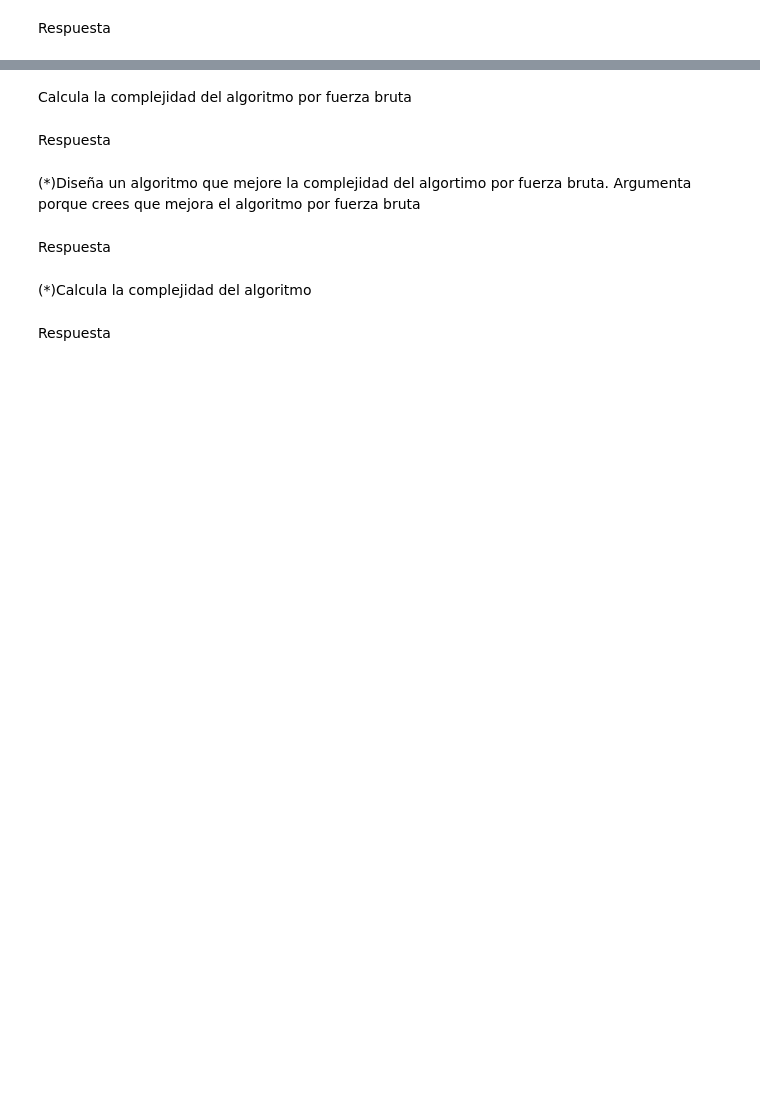
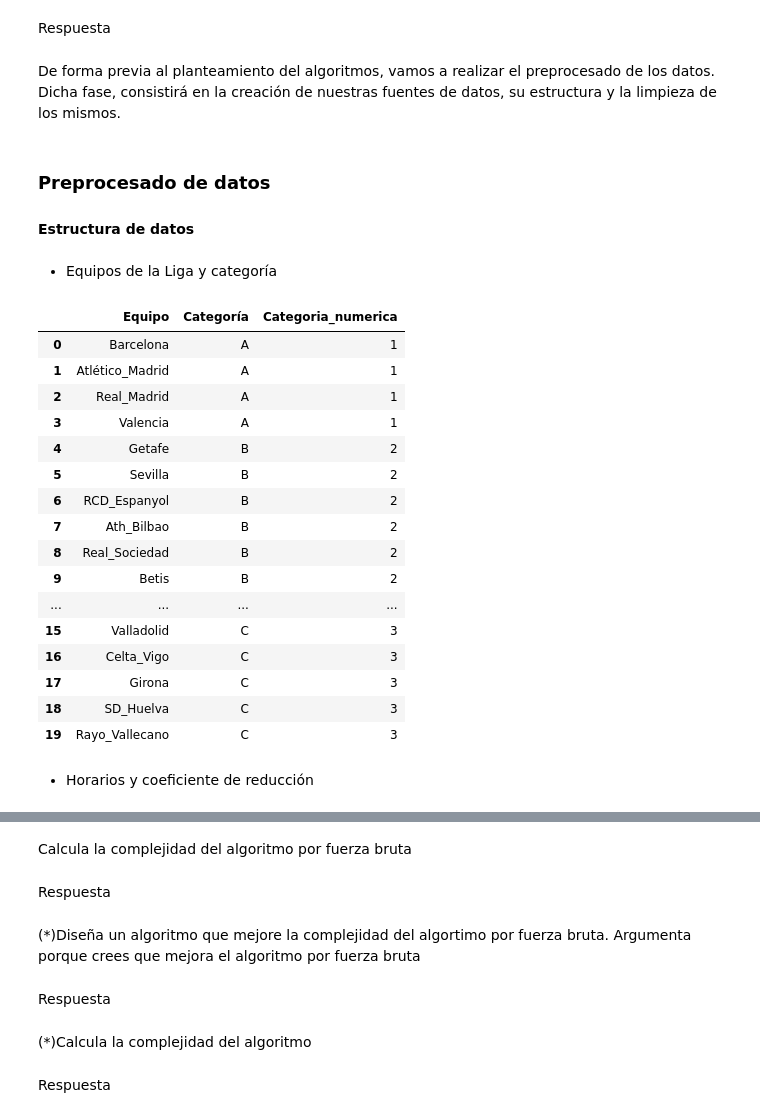
Before and after one commit to MCaleroSanchez/M, a Jupyter notebook: Seminario_Algoritmos.ipynb, the cells around one changed output, grey strips where cells are left out. Cells and saved outputs as stored; diff of their text form; code cells hidden in the pictures; blank space fills up the shorter version.

```diff
--- a/Seminario_Algoritmos.ipynb
+++ b/Seminario_Algoritmos.ipynb
@@ -139,2 +223,9 @@ Diseña un algoritmo para resolver el problema por fuerza bruta
 # %% [markdown]
 Respuesta
+# %% [markdown]
+De forma previa al planteamiento del algoritmos, vamos a realizar el preprocesado de los datos. Dicha fase, consistirá en la creación de nuestras fuentes de datos, su estructura y la limpieza de los mismos.
+# %% [markdown]
+### Preprocesado de datos
+#### Estructura de datos
+# %% [markdown]
+* Equipos de la Liga y categoría
@@ -140,0 +302,23 @@ Respuesta
+# %%
+# Comprobamos que se han cargado de forma correcta nuestros equipos
+equipos
+# %% [output]
+|  | Equipo | Categoría | Categoria_numerica |
+| 0 | Barcelona | A | 1 |
+| 1 | Atlético_Madrid | A | 1 |
+| 2 | Real_Madrid | A | 1 |
+| 3 | Valencia | A | 1 |
+| 4 | Getafe | B | 2 |
+| 5 | Sevilla | B | 2 |
+| 6 | RCD_Espanyol | B | 2 |
+| 7 | Ath_Bilbao | B | 2 |
+| 8 | Real_Sociedad | B | 2 |
+| 9 | Betis | B | 2 |
+| ... | ... | ... | ... |
+| 15 | Valladolid | C | 3 |
+| 16 | Celta_Vigo | C | 3 |
+| 17 | Girona | C | 3 |
+| 18 | SD_Huelva | C | 3 |
+| 19 | Rayo_Vallecano | C | 3 |
+# %% [markdown]
+* Horarios y coeficiente de reducción
```
Also changed, not shown: parts of 24 cells of this notebook.
